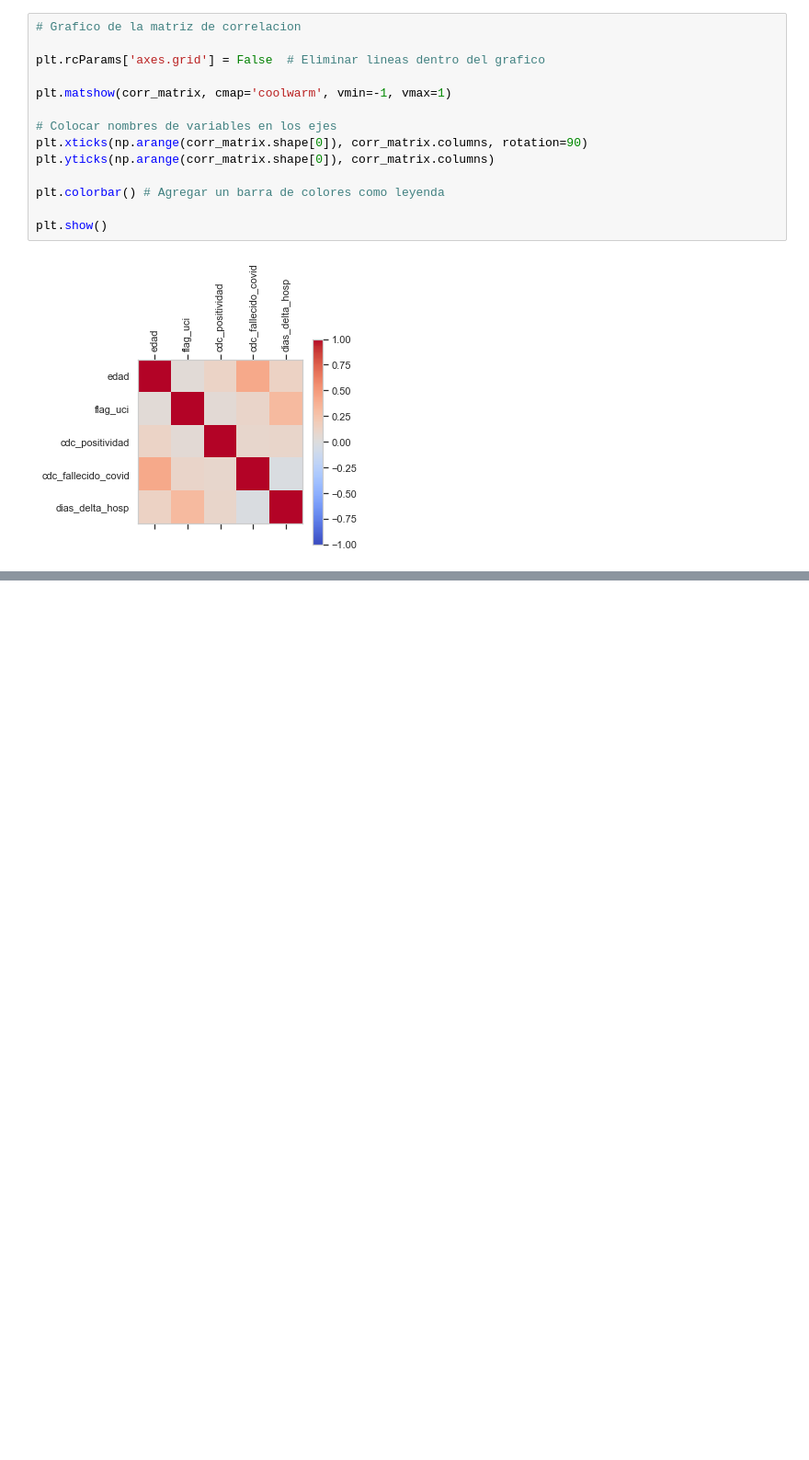
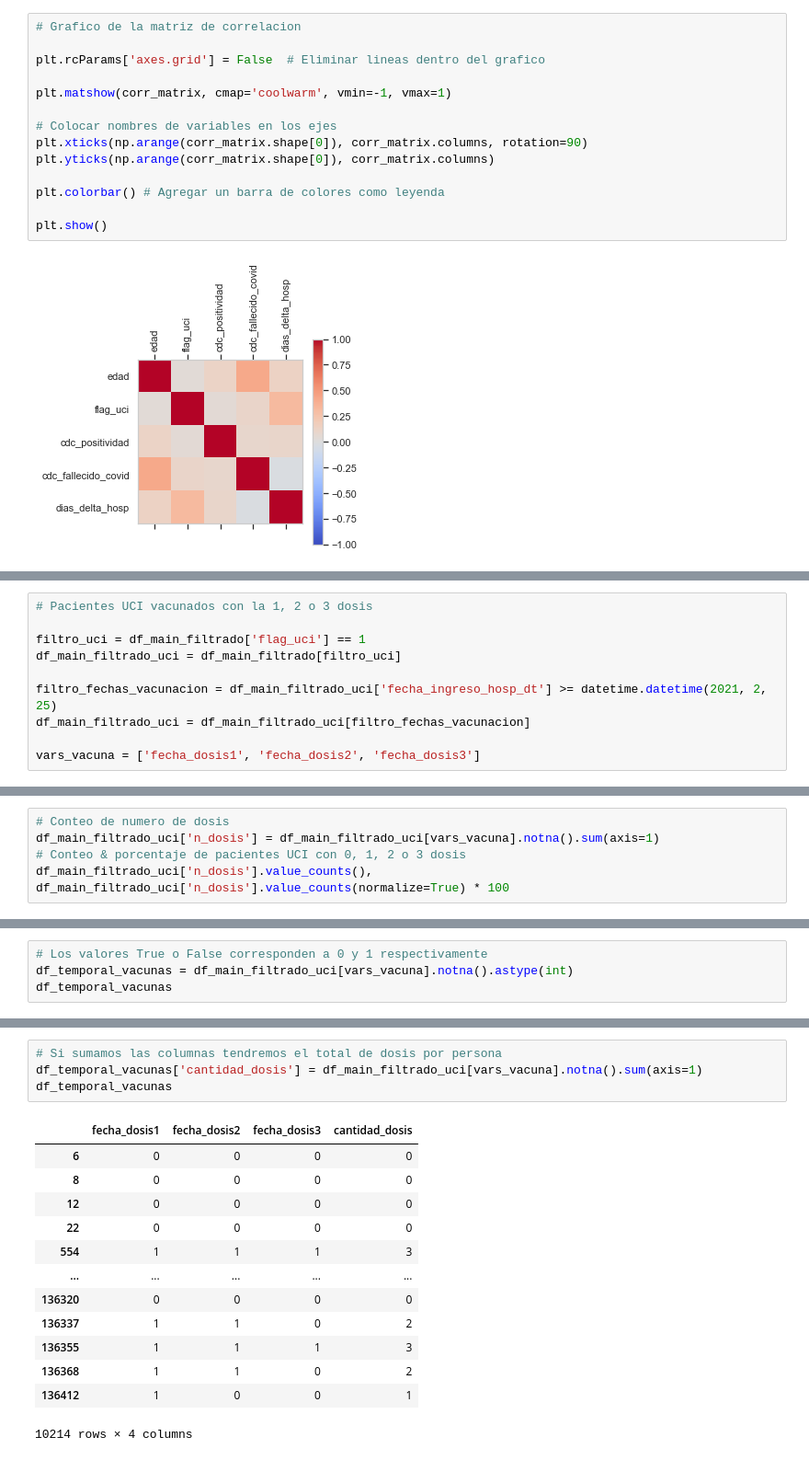
Before and after one commit to Claudio9701/pythonAnalyticsBootcamp, a Jupyter notebook: src/eda.ipynb, the cells around one changed output, grey strips where cells are left out. Shown at 92% size. Drawn from its saved outputs; the diff is of its cells as text; blank space fills up the shorter version.

```diff
--- a/src/eda.ipynb
+++ b/src/eda.ipynb
@@ -302,0 +381,10 @@ EDA, por sus siglas en inglés, es el proceso de limpieza y descubrimiento de *i
+# %%
+# Pacientes UCI vacunados con la 1, 2 o 3 dosis
+
+filtro_uci = df_main_filtrado['flag_uci'] == 1
+df_main_filtrado_uci = df_main_filtrado[filtro_uci]
+
+filtro_fechas_vacunacion = df_main_filtrado_uci['fecha_ingreso_hosp_dt'] >= datetime.datetime(2021, 2, 25)
+df_main_filtrado_uci = df_main_filtrado_uci[filtro_fechas_vacunacion]
+
+vars_vacuna = ['fecha_dosis1', 'fecha_dosis2', 'fecha_dosis3']
@@ -302,0 +402,5 @@ EDA, por sus siglas en inglés, es el proceso de limpieza y descubrimiento de *i
+# %%
+# Conteo de numero de dosis
+df_main_filtrado_uci['n_dosis'] = df_main_filtrado_uci[vars_vacuna].notna().sum(axis=1)
+# Conteo & porcentaje de pacientes UCI con 0, 1, 2 o 3 dosis
+df_main_filtrado_uci['n_dosis'].value_counts(), df_main_filtrado_uci['n_dosis'].value_counts(normalize=True) * 100
@@ -302,0 +439,4 @@ EDA, por sus siglas en inglés, es el proceso de limpieza y descubrimiento de *i
+# %%
+# Los valores True o False corresponden a 0 y 1 respectivamente
+df_temporal_vacunas = df_main_filtrado_uci[vars_vacuna].notna().astype(int)
+df_temporal_vacunas
@@ -302,0 +457,18 @@ EDA, por sus siglas en inglés, es el proceso de limpieza y descubrimiento de *i
+# %%
+# Si sumamos las columnas tendremos el total de dosis por persona
+df_temporal_vacunas['cantidad_dosis'] = df_main_filtrado_uci[vars_vacuna].notna().sum(axis=1)
+df_temporal_vacunas
+# %% [output]
+|  | fecha_dosis1 | fecha_dosis2 | fecha_dosis3 | cantidad_dosis |
+| 6 | 0 | 0 | 0 | 0 |
+| 8 | 0 | 0 | 0 | 0 |
+| 12 | 0 | 0 | 0 | 0 |
+| 22 | 0 | 0 | 0 | 0 |
+| 554 | 1 | 1 | 1 | 3 |
+| ... | ... | ... | ... | ... |
+| 136320 | 0 | 0 | 0 | 0 |
+| 136337 | 1 | 1 | 0 | 2 |
+| 136355 | 1 | 1 | 1 | 3 |
+| 136368 | 1 | 1 | 0 | 2 |
+| 136412 | 1 | 0 | 0 | 1 |
+10214 rows × 4 columns
```
Also changed, not shown: parts of 21 cells of this notebook, 1 other file.
